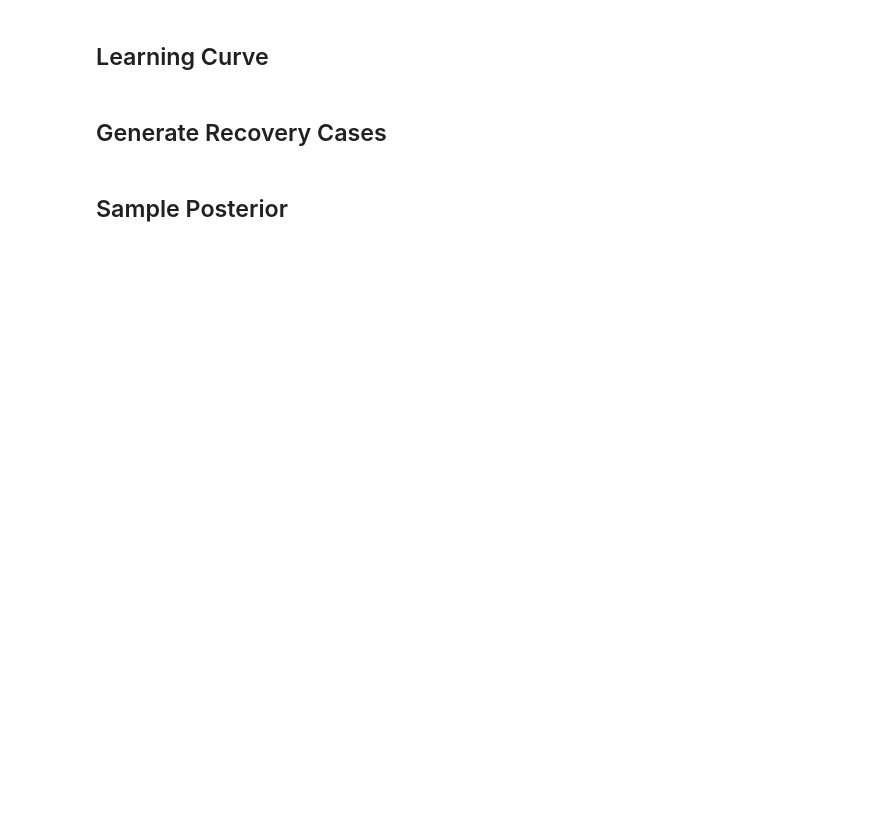
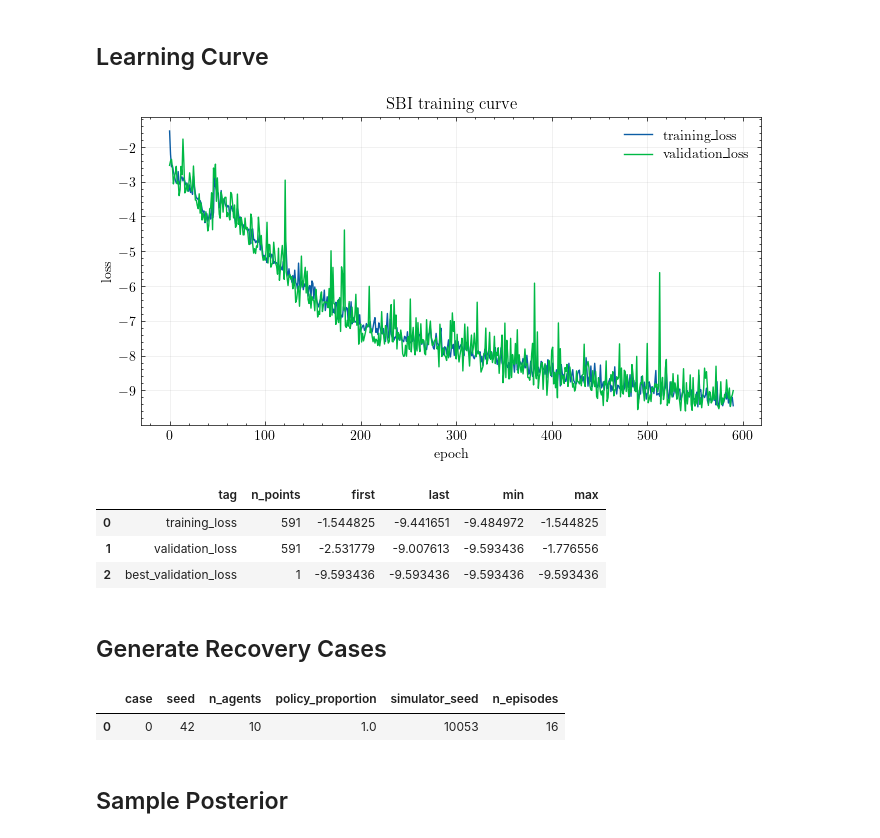
Before and after one commit to hdahmou/Network_creation, a Jupyter notebook: notebooks/posterior_parameter_recovery.ipynb, the cells around one changed output. Saved outputs shown, nothing was run; the diff lists cells and outputs as text; code cells hidden in the pictures; blank space fills up the shorter version.

```diff
--- a/notebooks/posterior_parameter_recovery.ipynb
+++ b/notebooks/posterior_parameter_recovery.ipynb
@@ -55,7 +57,7 @@ from tqdm.auto import tqdm
 # %% [markdown]
 ## Config
 # %%
-ARTIFACT_DIR = "mnpe-20260522T230422Z"
+ARTIFACT_DIR = "npe-20260605T212941Z"
 
 N_RECOVERY_CASES = 1
 N_POSTERIOR_SAMPLES_PER_CASE = 1024
@@ -201,8 +371,8 @@ except ModuleNotFoundError:
     EventAccumulator = None
 
 learning_scalars = {}
-if EventAccumulator is not None and artifact.tensorboard_log_dir.is_dir():
-    accumulator = EventAccumulator(str(artifact.tensorboard_log_dir))
+if EventAccumulator is not None and artifact.tensorboard_dir.is_dir():
+    accumulator = EventAccumulator(str(artifact.tensorboard_dir))
     accumulator.Reload()
     available_tags = set(accumulator.Tags().get("scalars", []))
     for tag in (
@@ -229,39 +399,45 @@ if curve_tags:
     ax.set_xlabel("epoch")
     ax.set_ylabel("loss")
     ax.set_title("SBI training curve")
     ax.legend(frameon=False)
     ax.grid(alpha=0.25)
     plt.show()
 
 if learning_scalars:
     rows = [
         {
             "tag": tag,
             "n_points": len(curve["value"]),
             "first": float(curve["value"][0]),
             "last": float(curve["value"][-1]),
             "min": float(np.min(curve["value"])),
             "max": float(np.max(curve["value"])),
         }
         for tag, curve in learning_scalars.items()
         if len(curve["value"])
     ]
     display(pd.DataFrame(rows) if pd is not None else rows)
 elif EventAccumulator is None:
     display(
         Markdown("TensorBoard is not installed, so no learning curve can be loaded.")
     )
 else:
     display(
         Markdown(
-            f"No TensorBoard scalar logs found under `{artifact.tensorboard_log_dir}`."
+            f"No TensorBoard scalar logs found under `{artifact.tensorboard_dir}`."
         )
     )
+# %% [output]
+[figure, added]
+|  | tag | n_points | first | last | min | max |
+| 0 | training_loss | 591 | -1.544825 | -9.441651 | -9.484972 | -1.544825 |
+| 1 | validation_loss | 591 | -2.531779 | -9.007613 | -9.593436 | -1.776556 |
+| 2 | best_validation_loss | 1 | -9.593436 | -9.593436 | -9.593436 | -9.593436 |
 # %% [markdown]
 ## Generate Recovery Cases
 # %%
 recovery_cases = []
-expected_x_shape = tuple(dataset_metadata["x_event_shape"])
+expected_x_shape = tuple(dataset_metadata.x_event_shape)
 
 for case_index in range(N_RECOVERY_CASES):
     case_seed = SEED + case_index
@@ -290,6 +466,9 @@ for case_index in range(N_RECOVERY_CASES):
 
 choice_rows = [{"case": case["case"], **case["choices"]} for case in recovery_cases]
 display(pd.DataFrame(choice_rows) if pd is not None else choice_rows)
+# %% [output]
+|  | case | seed | n_agents | policy_proportion | simulator_seed | n_episodes |
+| 0 | 0 | 42 | 10 | 1.0 | 10053 | 16 |
 # %% [markdown]
 ## Sample Posterior
 # %%
```
Also changed, not shown: parts of 12 cells of this notebook, 49 other files.
